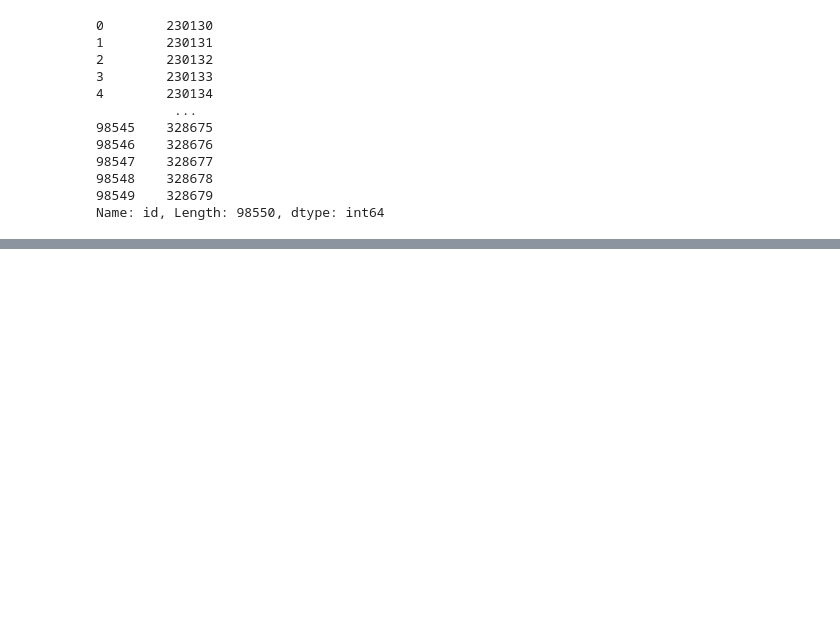
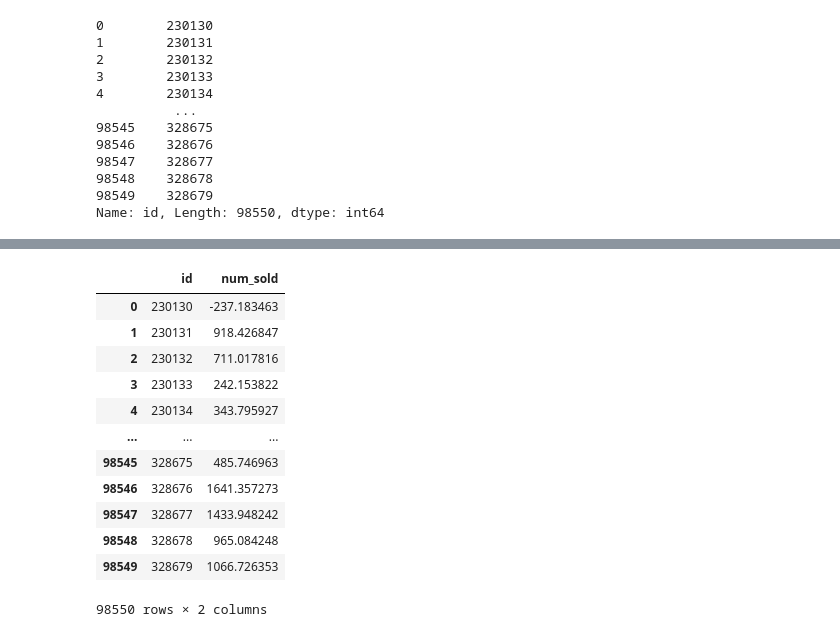
Before and after one commit to DebraBeat/Forecasting-sticker-sales, a Jupyter notebook: forecasting-sticker-sales.ipynb, the cells around one changed output, grey strips where cells are left out. Drawn from its saved outputs; the diff is of its cells as text; code cells hidden in the pictures; blank space fills up the shorter version.

```diff
--- a/forecasting-sticker-sales.ipynb
+++ b/forecasting-sticker-sales.ipynb
@@ -439,2 +439,19 @@ df
 98550 rows × 2 columns
+# %%
+df.rename(columns={0 : 'num_sold'}, inplace=True)
+df
+# %% [output]
+|  | id | num_sold |
+| 0 | 230130 | -237.183463 |
+| 1 | 230131 | 918.426847 |
+| 2 | 230132 | 711.017816 |
+| 3 | 230133 | 242.153822 |
+| 4 | 230134 | 343.795927 |
+| ... | ... | ... |
+| 98545 | 328675 | 485.746963 |
+| 98546 | 328676 | 1641.357273 |
+| 98547 | 328677 | 1433.948242 |
+| 98548 | 328678 | 965.084248 |
+| 98549 | 328679 | 1066.726353 |
+98550 rows × 2 columns
 # %%
```
Also changed, not shown: parts of 3 cells of this notebook.
